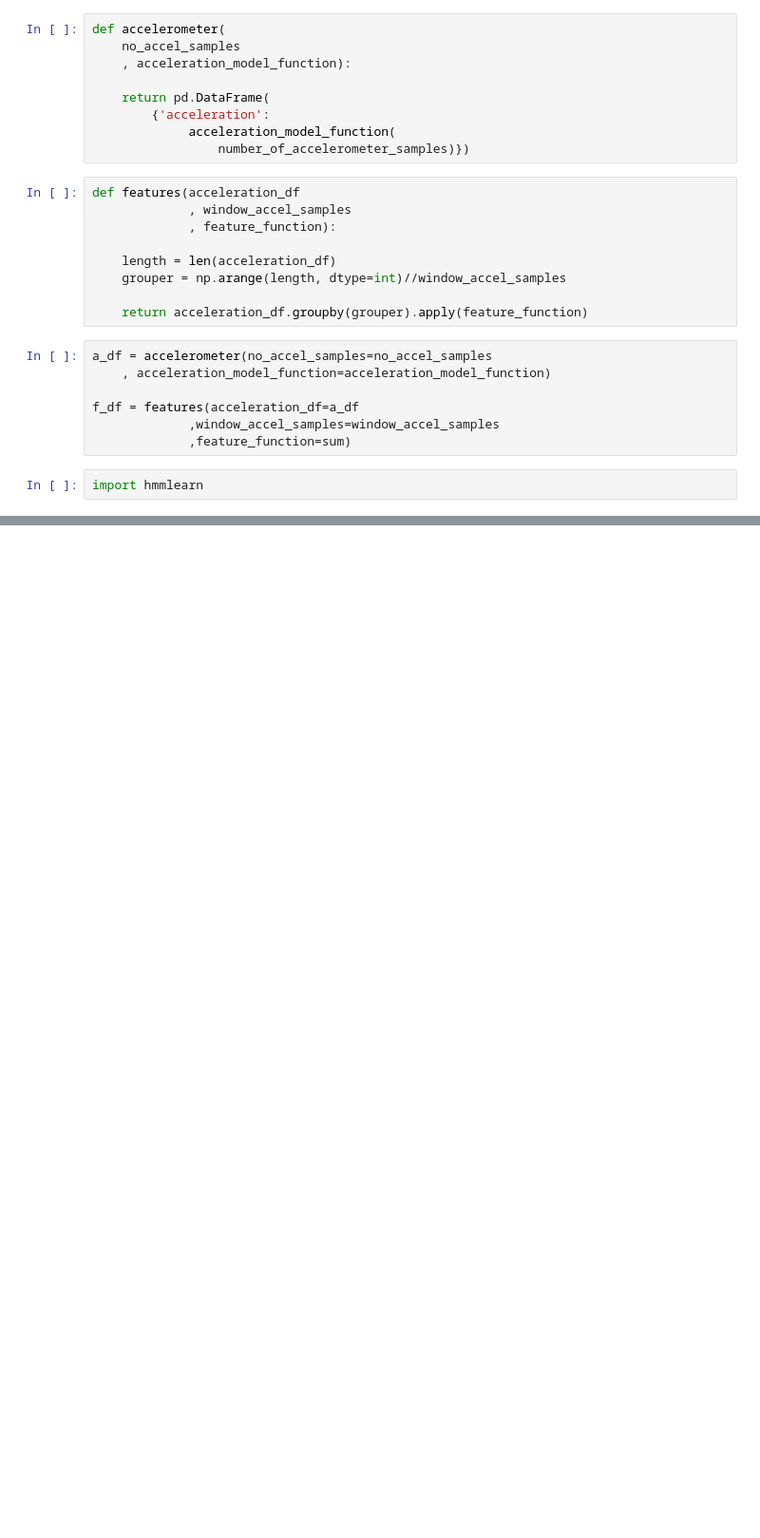
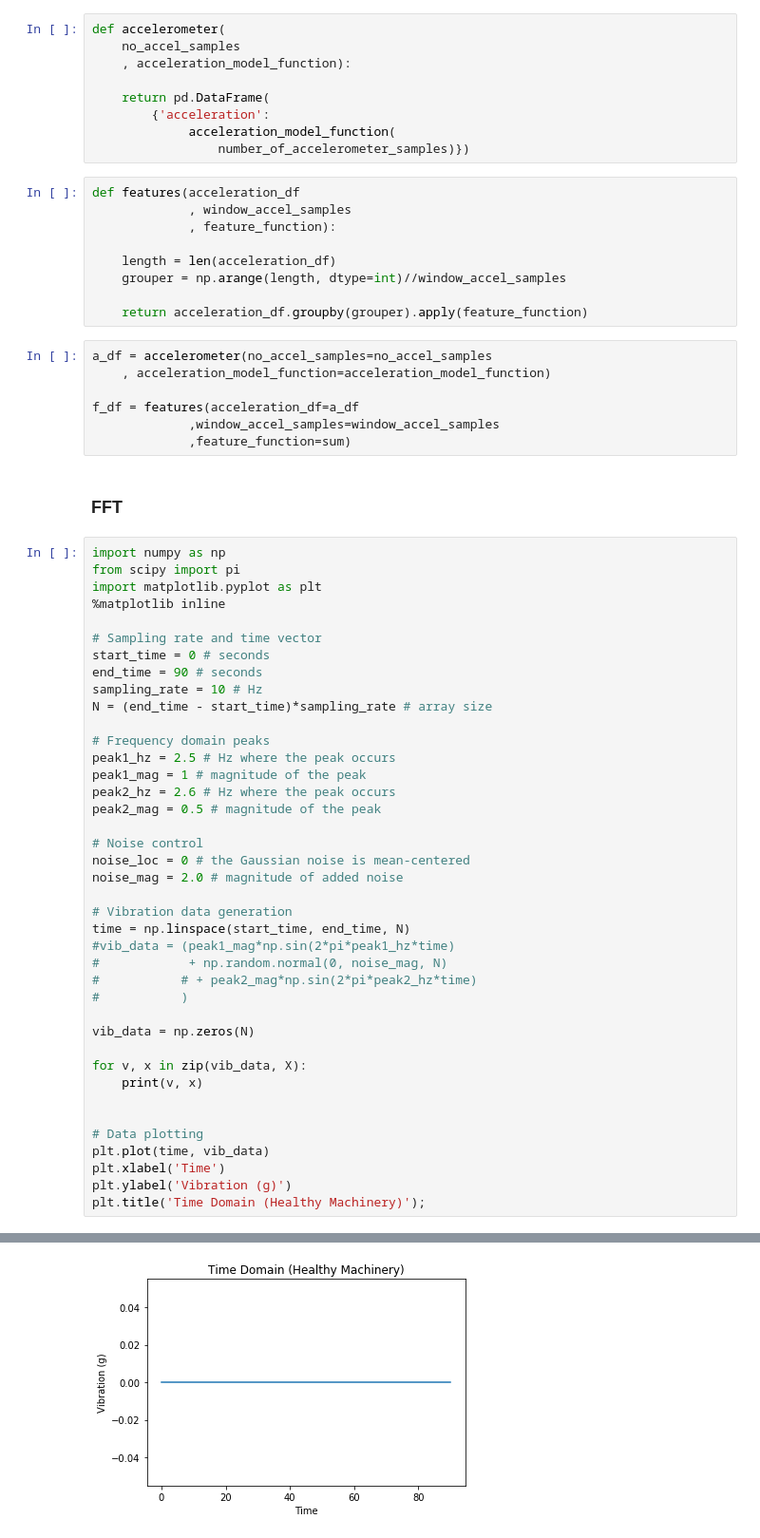
Before and after one commit to douglasmacdonald/python, a Jupyter notebook: notebooks/sim/sim.ipynb, the cells around one changed output, grey strips where cells are left out. Shown at 95% size. Cells and saved outputs as stored; diff of their text form; blank space fills up the shorter version.

Commit message:
First pass at end-to-endsynthetic data generation.

```diff
--- a/notebooks/sim/sim.ipynb
+++ b/notebooks/sim/sim.ipynb
@@ -220,5 +243,46 @@ a_df = accelerometer(no_accel_samples=no_accel_samples
 f_df = features(acceleration_df=a_df
              ,window_accel_samples=window_accel_samples
              ,feature_function=sum)
-# %%
-import hmmlearn
+# %% [markdown]
+### FFT
+# %%
+import numpy as np
+from scipy import pi
+import matplotlib.pyplot as plt
+%matplotlib inline
+
+# Sampling rate and time vector
+start_time = 0 # seconds
+end_time = 90 # seconds
+sampling_rate = 10 # Hz
+N = (end_time - start_time)*sampling_rate # array size
+
+# Frequency domain peaks
+peak1_hz = 2.5 # Hz where the peak occurs
+peak1_mag = 1 # magnitude of the peak
+peak2_hz = 2.6 # Hz where the peak occurs
+peak2_mag = 0.5 # magnitude of the peak
+
+# Noise control
+noise_loc = 0 # the Gaussian noise is mean-centered
+noise_mag = 2.0 # magnitude of added noise
+
+# Vibration data generation
+time = np.linspace(start_time, end_time, N)
+#vib_data = (peak1_mag*np.sin(2*pi*peak1_hz*time)
+#            + np.random.normal(0, noise_mag, N)
+#           # + peak2_mag*np.sin(2*pi*peak2_hz*time)
+#           )
+
+vib_data = np.zeros(N)
+
+for v, x in zip(vib_data, X):
+    print(v, x)
+
+
+# Data plotting
+plt.plot(time, vib_data)
+plt.xlabel('Time')
+plt.ylabel('Vibration (g)')
+plt.title('Time Domain (Healthy Machinery)');
+# %% [output]
@@ -224,0 +306 @@ import hmmlearn
+[figure, added]
```
Also changed, not shown: parts of 23 cells of this notebook.
